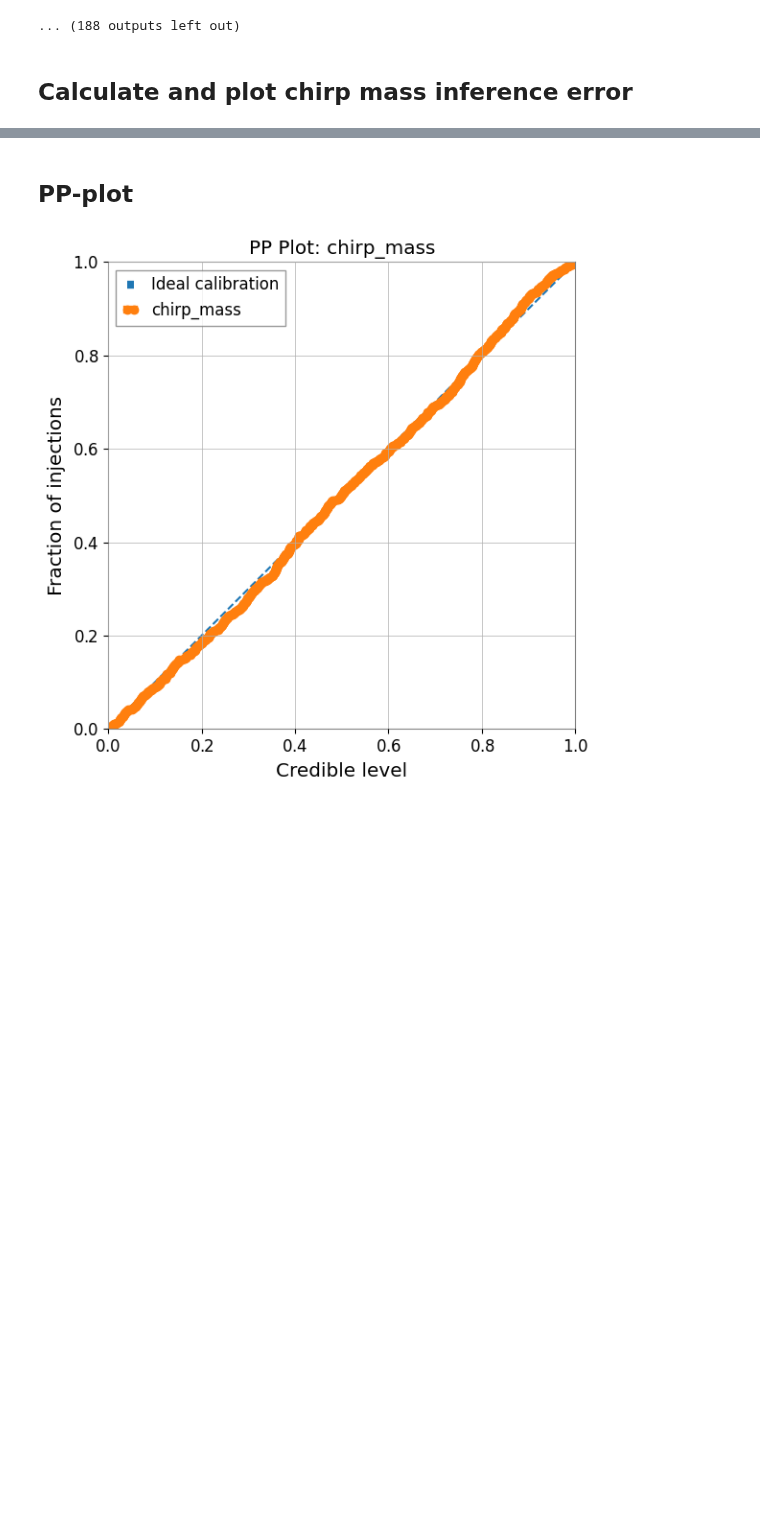
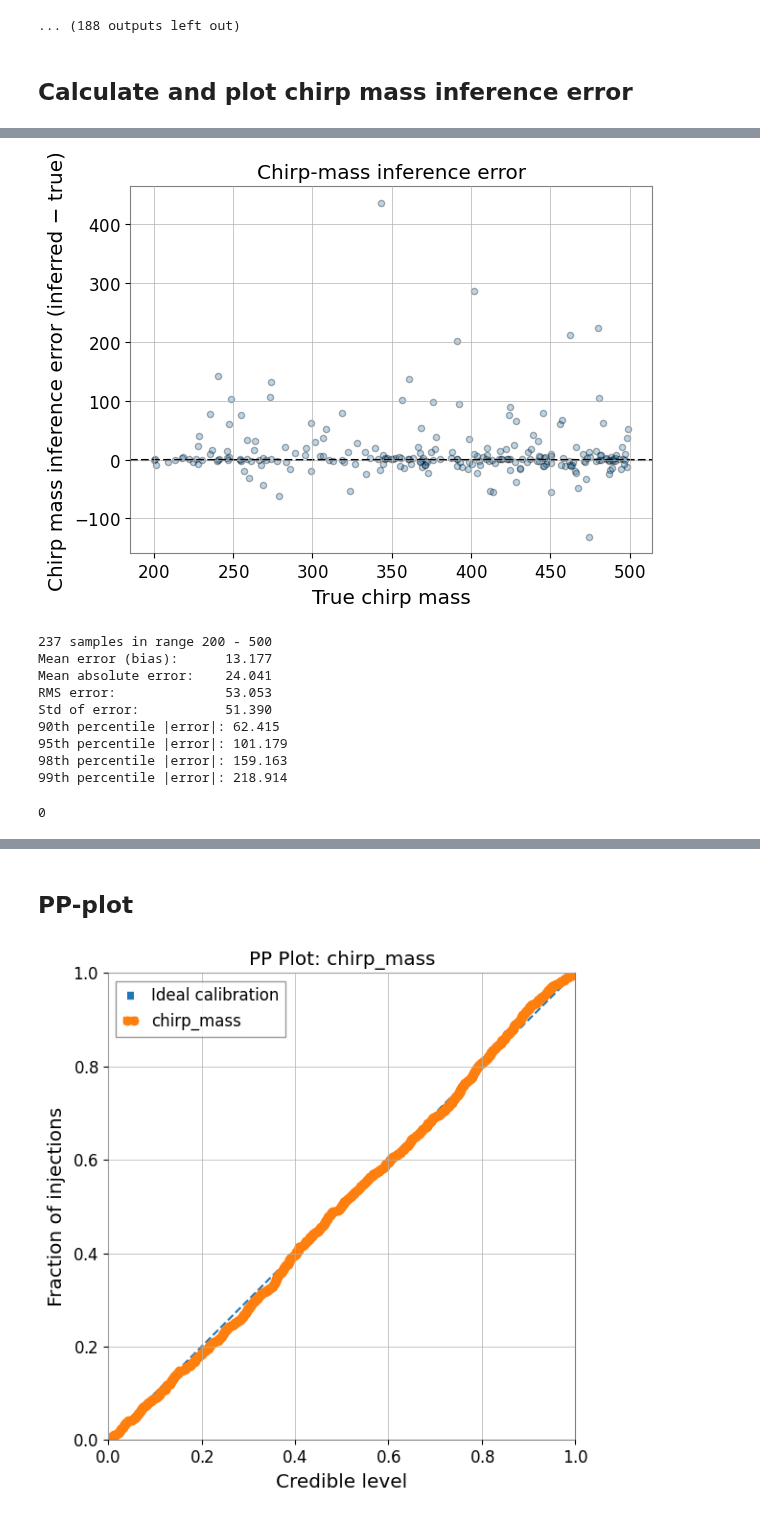
Before and after one commit to Massegolem/ET-Dingo, a Jupyter notebook: MUSICA/model_test_stage1_2_epoch400.ipynb, the cells around one changed output, grey strips where cells are left out. Saved outputs shown, nothing was run; the diff lists cells and outputs as text; code cells hidden in the pictures; blank space fills up the shorter version.

```diff
--- a/MUSICA/model_test_stage1_2_epoch400.ipynb
+++ b/MUSICA/model_test_stage1_2_epoch400.ipynb
@@ -714,0 +362,14 @@ Std of error:           71.542
+# %%
+plot_chirpmass(name, 200, 500)
+# %% [output]
+[figure, added]
+237 samples in range 200 - 500
+Mean error (bias):      13.177
+Mean absolute error:    24.041
+RMS error:              53.053
+Std of error:           51.390
+90th percentile |error|: 62.415
+95th percentile |error|: 101.179
+98th percentile |error|: 159.163
+99th percentile |error|: 218.914
+0
```
Also changed, not shown: parts of 10 cells of this notebook, 2 other files.
